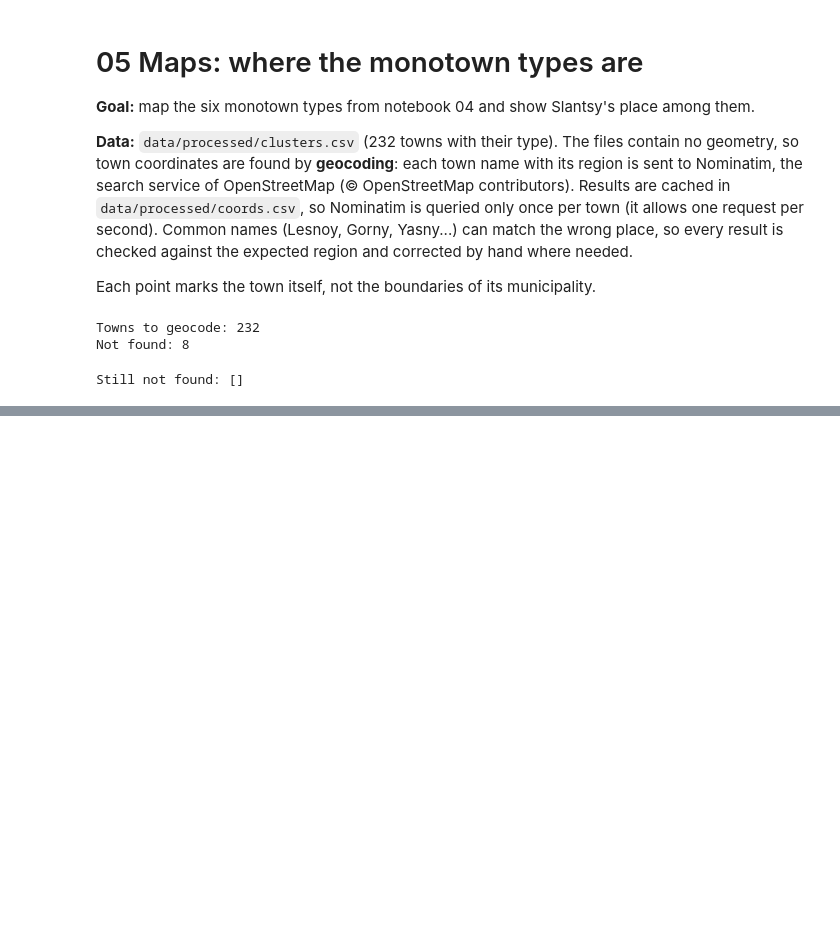
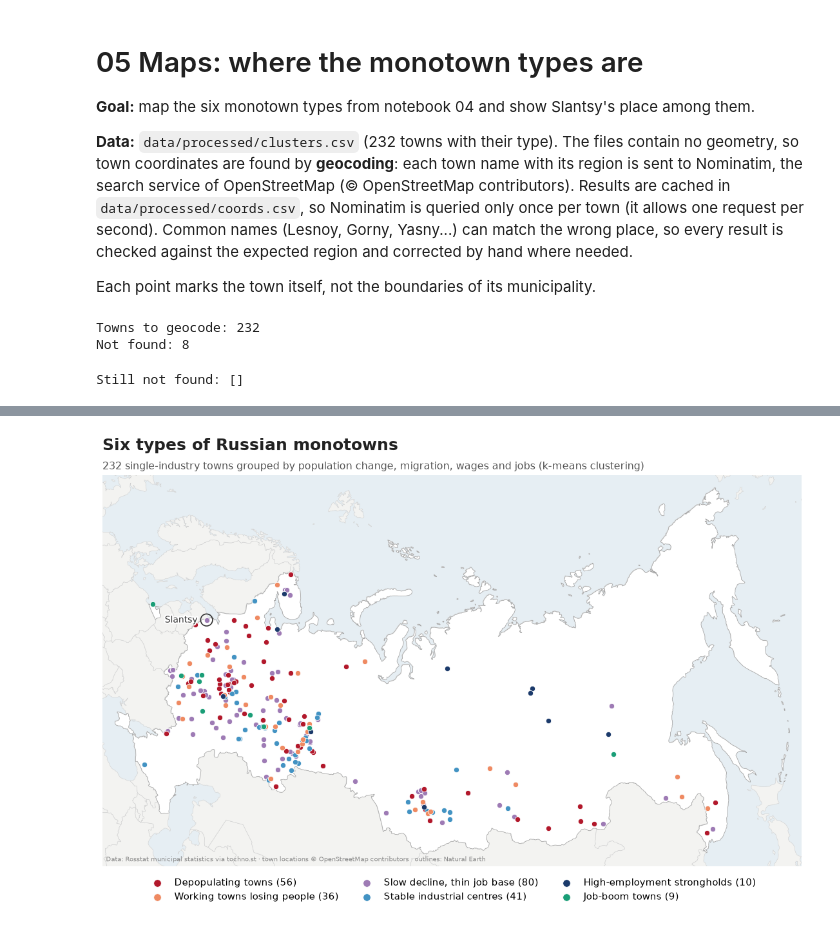
Before and after one commit to evelina-kalugina/-russian-monotowns-typology, a Jupyter notebook: notebooks/05_maps.ipynb, the cells around one changed output, grey strips where cells are left out. Saved outputs shown, nothing was run; the diff lists cells and outputs as text; code cells hidden in the pictures; blank space fills up the shorter version.

Commit message:
05_maps: restyle static and interactive maps

```diff
--- a/notebooks/05_maps.ipynb
+++ b/notebooks/05_maps.ipynb
@@ -157,0 +104,12 @@ Missing or suspicious: 8
+# %%
+# one colour palette for both maps: warm = losing people, neutral = slow decline, cool = holding or growing
+towns = clusters.merge(coords[["number", "lat", "lon"]], on="number").dropna(subset=["lat"])
+
+COLORS = {
+    "Depopulating towns": "#b2182b",
+    "Working towns losing people": "#ef8a62",
+    "Slow decline, thin job base": "#9e7bb5",
+    "Stable industrial centres": "#4393c3",
+    "High-employment strongholds": "#1b3a6b",
+    "Job-boom towns": "#1a9e77",
+}
@@ -157,0 +164,65 @@ Missing or suspicious: 8
+# %%
+# static map of the six types for the README
+import matplotlib.patheffects as pe
+
+world = gpd.read_file("https://naciscdn.org/naturalearth/50m/cultural/ne_50m_admin_0_countries.zip")
+PROJ = "+proj=aea +lat_1=52 +lat_2=68 +lat_0=60 +lon_0=95 +datum=WGS84 +units=m"
+world_p = world.to_crs(PROJ)
+
+# Russia is split at the 180th meridian; merge the pieces so no line crosses Chukotka
+russia_shape = world_p.loc[world_p["ADMIN"] == "Russia", "geometry"].iloc[0].buffer(1000).buffer(-1000)
+russia = gpd.GeoDataFrame(geometry=[russia_shape], crs=PROJ)
+
+pts = gpd.GeoDataFrame(towns, geometry=gpd.points_from_xy(towns["lon"], towns["lat"]),
+                       crs="EPSG:4326").to_crs(PROJ)
+
+fig, ax = plt.subplots(figsize=(14, 8.5))
+ax.set_facecolor("#e6eef3")                                    # sea
+world_p.plot(ax=ax, color="#f3f3f1", edgecolor="#d0d0d0", linewidth=0.4)
+russia.plot(ax=ax, color="white", edgecolor="#a8a8a8", linewidth=0.6)
+
+# draw the largest types first so the small ones stay visible on top
+handles = {}
+for t in towns["type"].value_counts().index:
+    sub = pts[pts["type"] == t]
+    handles[t] = ax.scatter(sub.geometry.x, sub.geometry.y, s=36, color=COLORS[t],
+                            edgecolor="white", linewidth=0.6, zorder=3)
+
+# Slantsy: thin ring around its point, label to the left over the Gulf of Finland
+x, y = pts.loc[pts["number"] == 109, "geometry"].iloc[0].coords[0]
+ax.scatter(x, y, s=180, facecolor="none", edgecolor="#333333", linewidth=1.2, zorder=4)
+ax.annotate("Slantsy", (x, y), xytext=(-10, 0), textcoords="offset points",
+            ha="right", va="center", fontsize=10, color="#333333", zorder=5,
+            path_effects=[pe.withStroke(linewidth=3, foreground="white")])
+
+# frame: the whole of Russia, no axis ticks, labels or border
+xmin, ymin, xmax, ymax = russia.total_bounds
+ax.set_xlim(xmin - 150_000, xmax + 150_000)
+ax.set_ylim(ymin - 150_000, ymax + 150_000)
+ax.set_xticks([])
+ax.set_yticks([])
+ax.set_xlabel("")
+ax.set_ylabel("")
+for spine in ax.spines.values():
+    spine.set_visible(False)
+
+# legend below the map, ordered from most distressed to strongest
+ax.legend([handles[t] for t in COLORS],
+          [f"{t} ({(towns['type'] == t).sum()})" for t in COLORS],
+          loc="upper center", bbox_to_anchor=(0.5, -0.01), ncol=3,
+          frameon=False, fontsize=10.5, markerscale=1.4, columnspacing=2)
+
+ax.set_title("Six types of Russian monotowns", loc="left", fontsize=18,
+             weight="bold", color="#222222", pad=28)
+ax.text(0, 1.015, "232 single-industry towns grouped by population change, migration, "
+        "wages and jobs (k-means clustering)", transform=ax.transAxes,
+        fontsize=11.5, color="#555555")
+ax.text(0.005, 0.012, "Data: Rosstat municipal statistics via tochno.st · town locations "
+        "© OpenStreetMap contributors · outlines: Natural Earth",
+        transform=ax.transAxes, fontsize=7.5, color="#888888")
+
+os.makedirs("../figures", exist_ok=True)
+plt.savefig("../figures/monotown_types_map.png", dpi=200, bbox_inches="tight", facecolor="white")
+plt.show()
+# %% [output]
+[figure, added]
```
Also changed, not shown: parts of 5 cells of this notebook, 2 other files.
